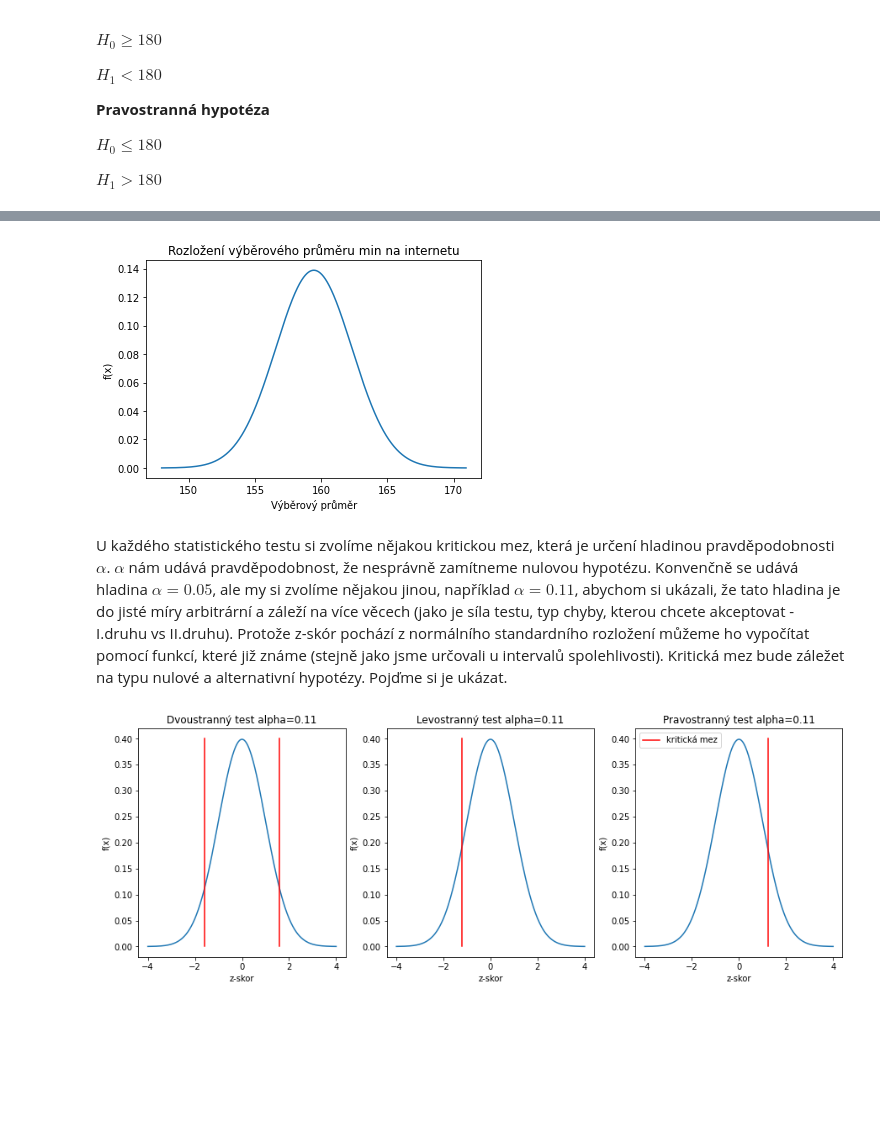
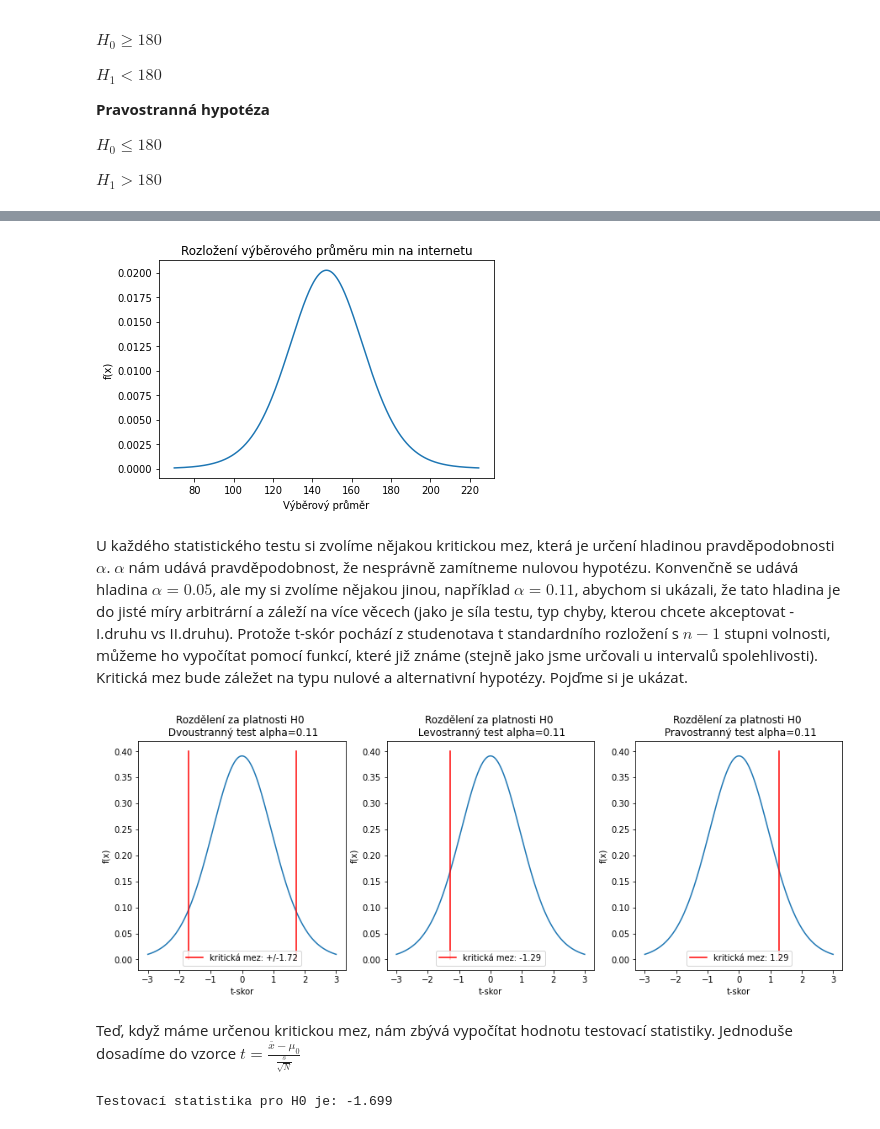
Before and after one commit to schubertjan/cuni, a Jupyter notebook: stats/cviceni/cviceni_5/statisticke_testovani.ipynb, the cells around one changed output, grey strips where cells are left out. Drawn from its saved outputs; the diff is of its cells as text; code cells hidden in the pictures; blank space fills up the shorter version.

Commit message:
stats l5

```diff
--- a/stats/cviceni/cviceni_5/statisticke_testovani.ipynb
+++ b/stats/cviceni/cviceni_5/statisticke_testovani.ipynb
@@ -106,7 +141,8 @@ Výběrová směrodatná odchylka: 115.12
 prumer = int_use.int_use_day_mins.mean()
 smerodatna_chyba = int_use.int_use_day_mins.std() / np.sqrt(int_use.shape[0])
 x = np.linspace(prumer - 4*smerodatna_chyba, prumer + 4*smerodatna_chyba, num=10000)
-pdf = stats.norm.pdf(x, loc = prumer, scale = smerodatna_chyba)
+n = int_use.shape[0]
+pdf = stats.t.pdf(x, loc = prumer, scale = smerodatna_chyba, df=n-1)
 
 plt.plot(x, pdf)
 plt.xlabel("Výběrový průměr")
@@ -114,43 +150,45 @@ plt.ylabel("f(x)")
 plt.title(f"Rozložení výběrového průměru min na internetu")
 plt.show()
 # %% [output]
-[figure, old version]
+[figure, new version]
 # %% [markdown]
-U každého statistického testu si zvolíme nějakou kritickou mez, která je určení hladinou pravděpodobnosti $\alpha$. $\alpha$ nám udává pravděpodobnost, že nesprávně zamítneme nulovou hypotézu. Konvenčně se udává hladina $\alpha = 0.05$, ale my si zvolíme nějakou jinou, například $\alpha=0.11$, abychom si ukázali, že tato hladina je do jisté míry arbitrární a záleží na více věcech (jako je síla testu, typ chyby, kterou chcete akceptovat - I.druhu vs II.druhu). Protože z-skór pochází z normálního standardního rozložení můžeme ho vypočítat pomocí funkcí, které již známe (stejně jako jsme určovali u intervalů spolehlivosti). Kritická mez bude záležet na typu nulové a alternativní hypotézy. Pojďme si je ukázat.
+U každého statistického testu si zvolíme nějakou kritickou mez, která je určení hladinou pravděpodobnosti $\alpha$. $\alpha$ nám udává pravděpodobnost, že nesprávně zamítneme nulovou hypotézu. Konvenčně se udává hladina $\alpha = 0.05$, ale my si zvolíme nějakou jinou, například $\alpha=0.11$, abychom si ukázali, že tato hladina je do jisté míry arbitrární a záleží na více věcech (jako je síla testu, typ chyby, kterou chcete akceptovat - I.druhu vs II.druhu). Protože t-skór pochází z studenotava t standardního rozložení s $n-1$ stupni volnosti, můžeme ho vypočítat pomocí funkcí, které již známe (stejně jako jsme určovali u intervalů spolehlivosti). Kritická mez bude záležet na typu nulové a alternativní hypotézy. Pojďme si je ukázat.
 # %%
 alpha = 0.11
-x = np.linspace(-4,4,num=1000)
-pdf = stats.norm.pdf(x)
+x = np.linspace(-3,3,num=1000)
+n = int_use.shape[0]
+pdf = stats.t.pdf(x, df=n-1)
 
 # dvoustranny test
-z_d = stats.norm.ppf(alpha/2, loc = 0, scale = 1)
+t_d = stats.t.ppf(alpha/2, loc = 0, scale = 1, df = n-1)
 #levostannny
-z_l = stats.norm.ppf(alpha, loc = 0, scale = 1)
+t_l = stats.t.ppf(alpha, loc = 0, scale = 1, df = n-1)
 #pravostranny
-z_p = stats.norm.ppf(1-alpha, loc = 0, scale = 1)
+t_p = stats.t.ppf(1-alpha, loc = 0, scale = 1, df = n-1)
 
 fig, ax = plt.subplots(1,3,figsize = (15,5))
 
 ax[0].plot(x, pdf)
-ax[0].plot([z_d,z_d],[0,0.40], color = "red", label = "kritická mez")
-ax[0].plot([-1*z_d,-1*z_d],[0,0.40], color = "red")
-ax[0].set_xlabel("z-skor")
+ax[0].plot([t_d,t_d],[0,0.40], color = "red", label = f"kritická mez: +/{t_d.round(2)}")
+ax[0].plot([-1*t_d,-1*t_d],[0,0.40], color = "red")
+ax[0].set_xlabel("t-skor")
 ax[0].set_ylabel("f(x)")
-ax[0].set_title(f"Dvoustranný test alpha={alpha}")
+ax[0].set_title(f"Rozdělení za platnosti H0 \n Dvoustranný test alpha={alpha}")
+ax[0].legend()
 
 ax[1].plot(x, pdf)
-ax[1].plot([z_l,z_l],[0,0.40], color = "red", label = "kritická mez")
-ax[1].set_xlabel("z-skor")
+ax[1].plot([t_l,t_l],[0,0.40], color = "red", label = f"kritická mez: {t_l.round(2)}")
+ax[1].set_xlabel("t-skor")
 ax[1].set_ylabel("f(x)")
-ax[1].set_title(f"Levostranný test alpha={alpha}")
+ax[1].set_title(f"Rozdělení za platnosti H0 \n Levostranný test alpha={alpha}")
+ax[1].legend()
 
 ax[2].plot(x, pdf)
-ax[2].plot([z_p,z_p],[0,0.40], color = "red", label = "kritická mez")
-ax[2].set_xlabel("z-skor")
+ax[2].plot([t_p,t_p],[0,0.40], color = "red", label = f"kritická mez: {t_p.round(2)}")
+ax[2].set_xlabel("t-skor")
 ax[2].set_ylabel("f(x)")
-ax[2].set_title(f"Pravostranný test alpha={alpha}")
-
-plt.legend()
+ax[2].set_title(f"Rozdělení za platnosti H0 \n Pravostranný test alpha={alpha}")
+ax[2].legend()
 plt.show()
 # %% [output]
-[figure, old version]
+[figure, new version]
@@ -159,0 +195,13 @@ plt.show()
+# %% [markdown]
+Teď, když máme určenou kritickou mez, nám zbývá vypočítat hodnotu testovací statistiky. Jednoduše dosadíme do vzorce $t = \frac{\overline{x} - \mu_0}{\frac{s}{\sqrt{N}}}$
+# %%
+# vypocitat testovaci statistiky
+x_hat = int_use.int_use_day_mins.mean()
+mu_0 = 180
+s = int_use.int_use_day_mins.std()
+n = int_use.shape[0]
+
+t = (x_hat - mu_0) / (s / np.sqrt(n))
+print(f"Testovací statistika pro H0 je: {t.round(3)}")
+# %% [output]
+Testovací statistika pro H0 je: -1.699
```
Also changed, not shown: parts of 16 cells of this notebook.
